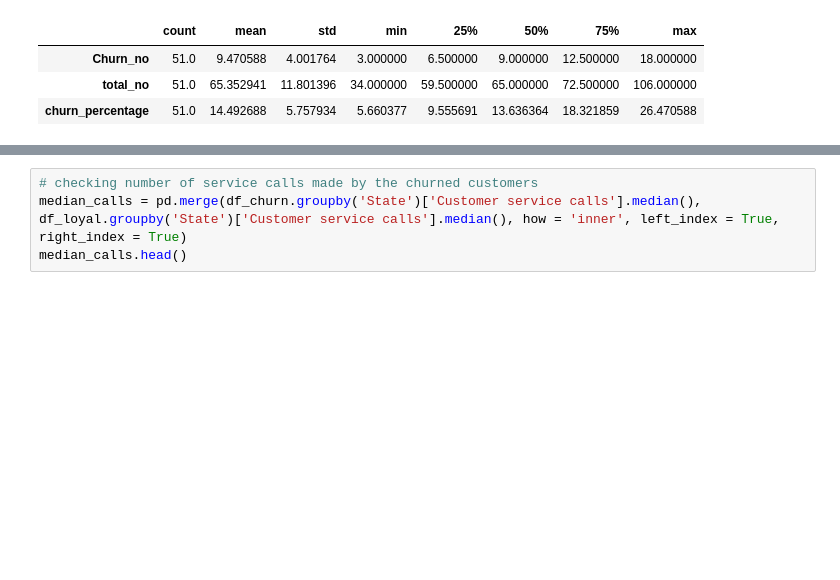
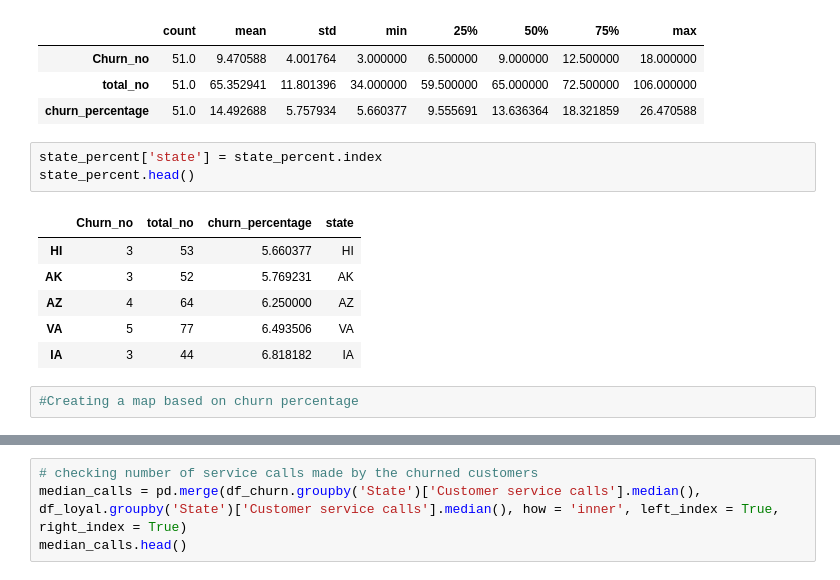
Before and after one commit to Ashvin-Vargez/Ashvin-Varghese, a Jupyter notebook: eda_Telecom_Churn_Analysis_Capstone_Project.ipynb, the cells around one changed output, grey strips where cells are left out. Saved outputs shown, nothing was run; the diff lists cells and outputs as text; blank space fills up the shorter version.

```diff
--- a/eda_Telecom_Churn_Analysis_Capstone_Project.ipynb
+++ b/eda_Telecom_Churn_Analysis_Capstone_Project.ipynb
@@ -352,3 +352,15 @@ state_percent.describe().transpose()
 | Churn_no | 51.0 | 9.470588 | 4.001764 | 3.000000 | 6.500000 | 9.000000 | 12.500000 | 18.000000 |
 | total_no | 51.0 | 65.352941 | 11.801396 | 34.000000 | 59.500000 | 65.000000 | 72.500000 | 106.000000 |
 | churn_percentage | 51.0 | 14.492688 | 5.757934 | 5.660377 | 9.555691 | 13.636364 | 18.321859 | 26.470588 |
+# %%
+state_percent['state'] = state_percent.index
+state_percent.head()
+# %% [output]
+|  | Churn_no | total_no | churn_percentage | state |
+| HI | 3 | 53 | 5.660377 | HI |
+| AK | 3 | 52 | 5.769231 | AK |
+| AZ | 4 | 64 | 6.250000 | AZ |
+| VA | 5 | 77 | 6.493506 | VA |
+| IA | 3 | 44 | 6.818182 | IA |
+# %%
+#Creating a map based on churn percentage
```
Also changed, not shown: parts of 1 cell of this notebook.
